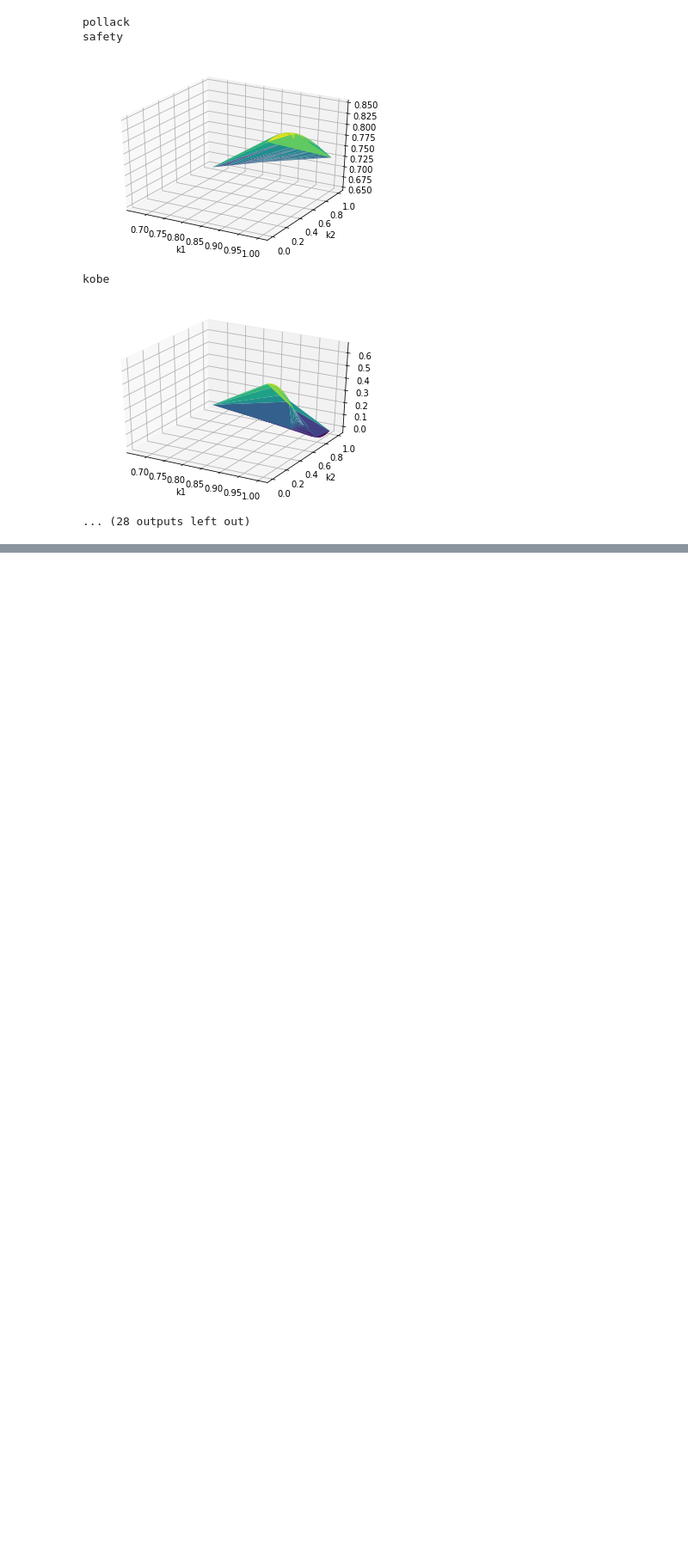
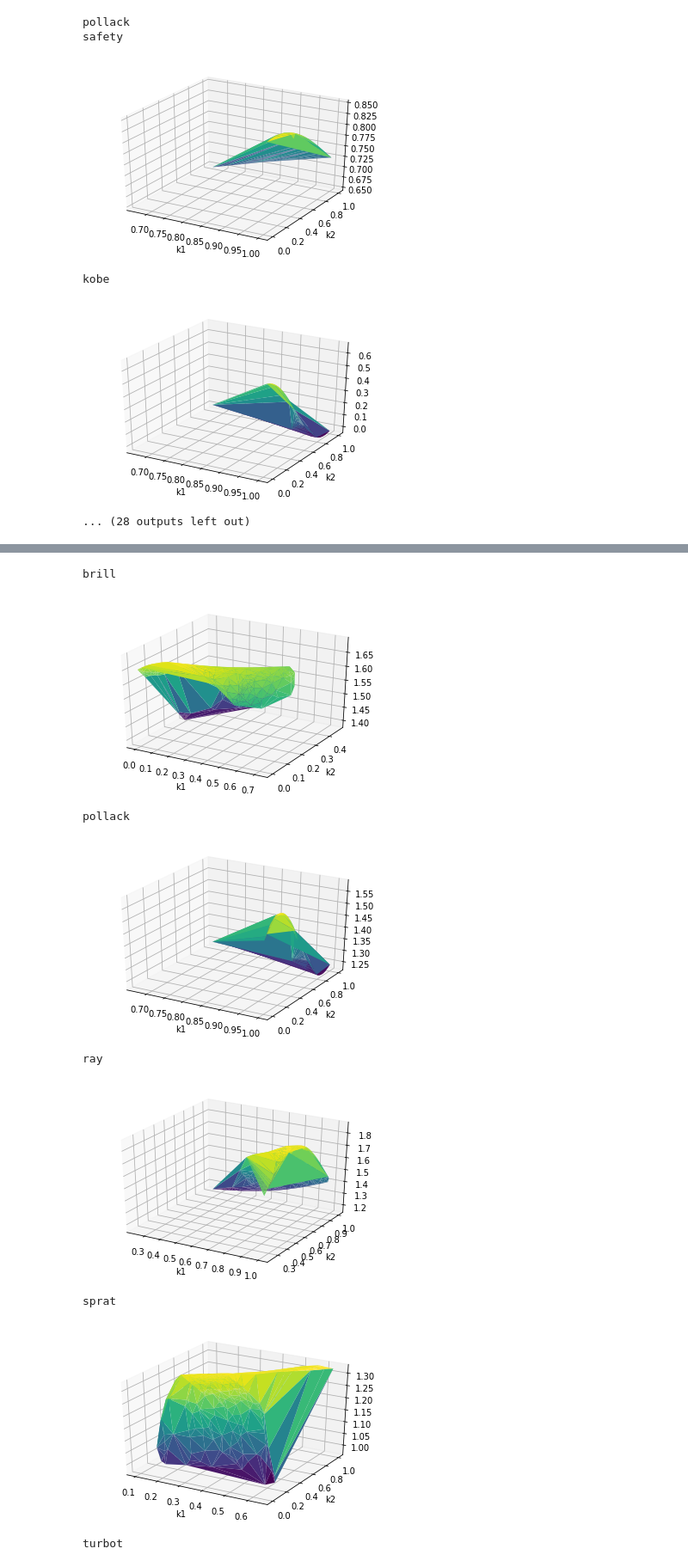
Before and after one commit to alexanderkell/fish-stock-optimiser, a Jupyter notebook: notebooks/2.0-ajmk-NSGA-II.ipynb, the cells around one changed output, grey strips where cells are left out. Shown at 86% size. Drawn from its saved outputs; the diff is of its cells as text; code cells hidden in the pictures; blank space fills up the shorter version.

```diff
--- a/notebooks/2.0-ajmk-NSGA-II.ipynb
+++ b/notebooks/2.0-ajmk-NSGA-II.ipynb
@@ -376,0 +392,26 @@ kobe
+# %%
+def threeD_plotter_reward(dat):
+    fig = plt.figure()
+    ax = fig.gca(projection='3d')
+    ax.plot_trisurf(dat['k1'], dat['k2'], dat.reward, cmap=plt.cm.viridis, linewidth=0.2)
+    plt.xlabel("k1")
+    plt.ylabel("k2")
+
+    plt.show()
+# %%
+for dat, name in zip(each_stock_results, each_stock_results.axes[0]):
+    print(name)
+    df = pd.DataFrame(dat)
+    df.columns = ['safety', 'kobe', 'yield_val', 'yieldAav', 'k1', 'k2']
+    df['reward'] = df.kobe+df.yield_val
+    threeD_plotter_reward(df)
+# %% [output]
+brill
+[figure, added]
+pollack
+[figure, added]
+ray
+[figure, added]
+sprat
+[figure, added]
+turbot
```
Also changed, not shown: parts of 6 cells of this notebook.
